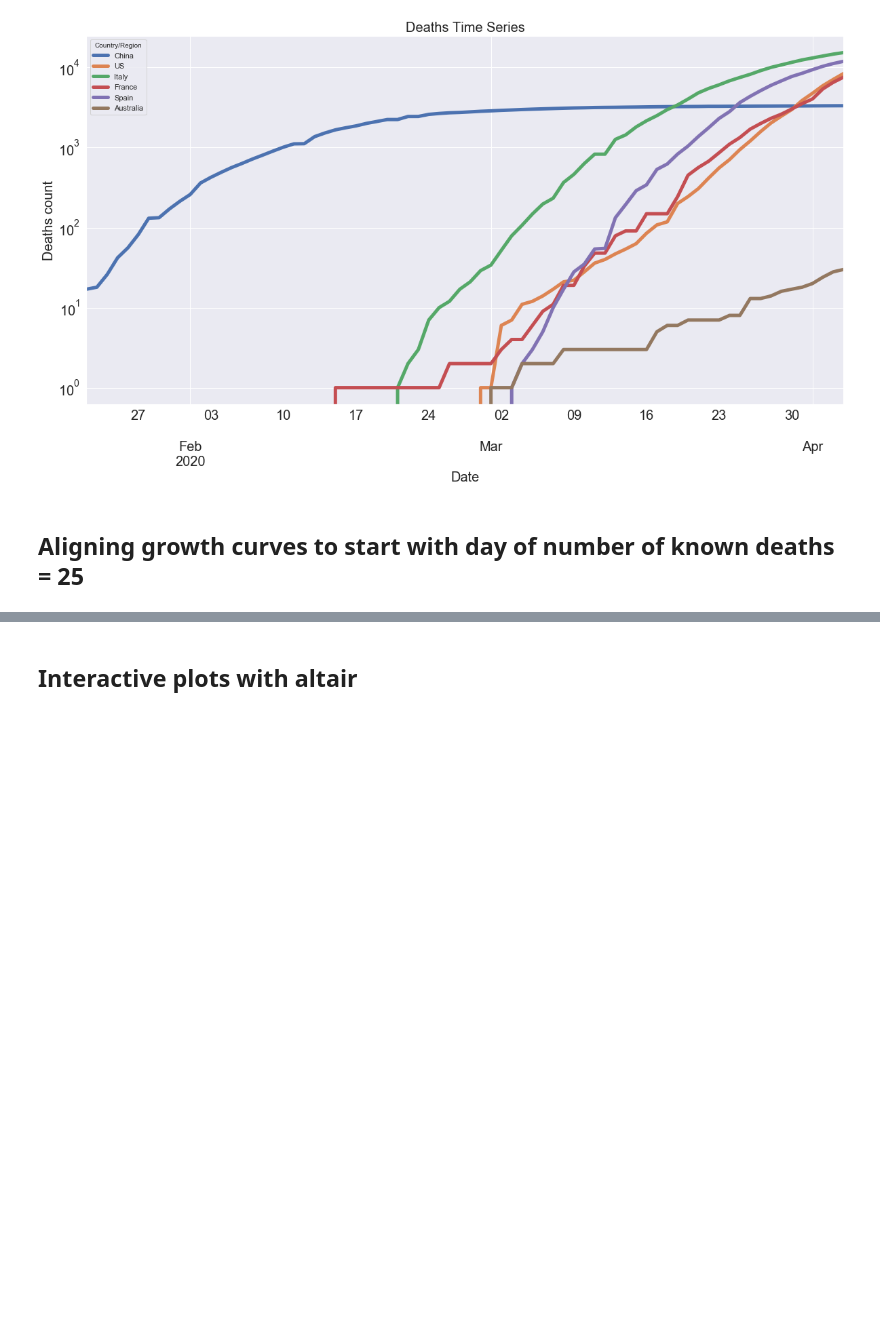
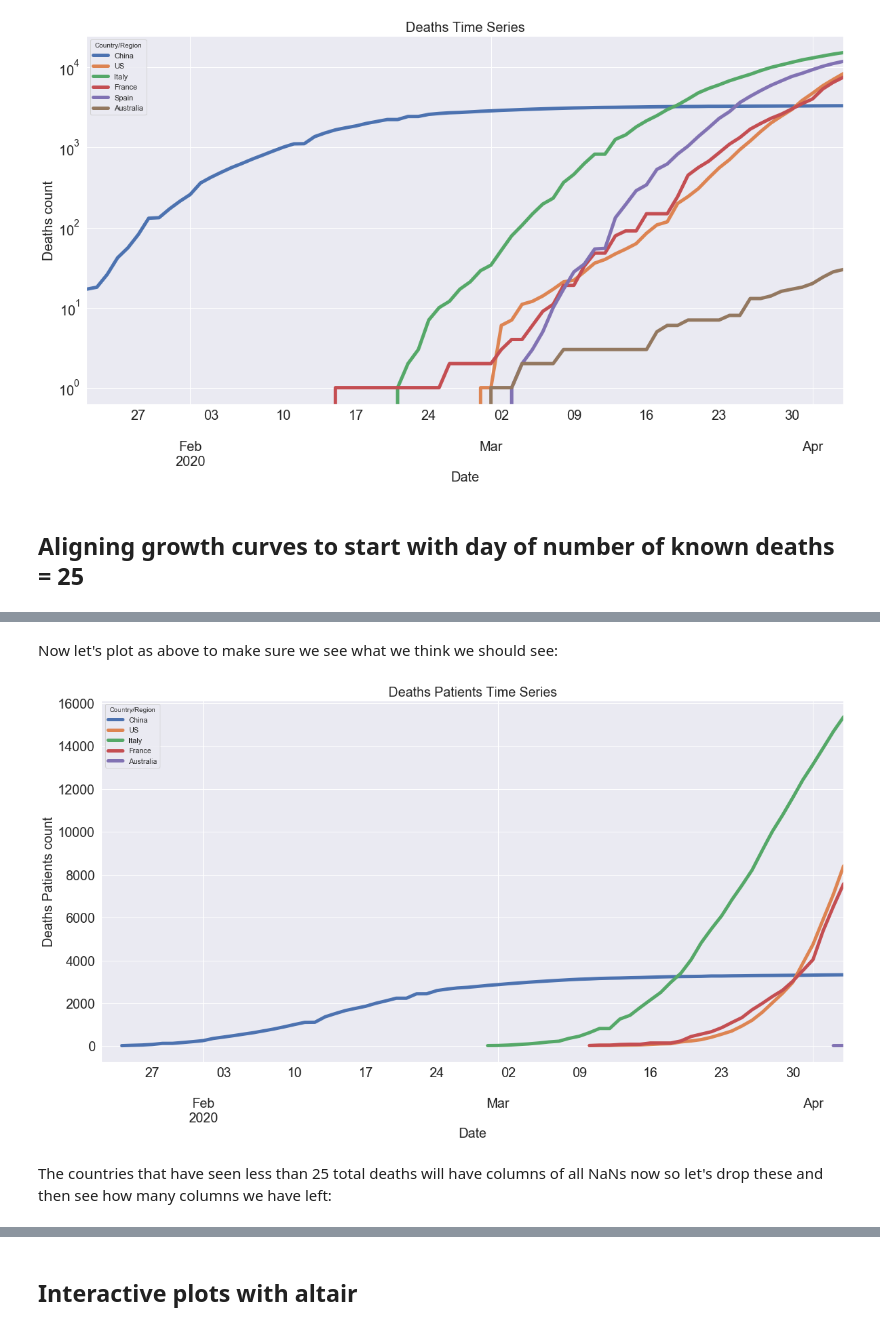
Before and after one commit to datacamp/COVID-19-EDA-tutorial, a Jupyter notebook: notebooks/1-COVID-19-EDA-solution.ipynb, the cells around one changed output, grey strips where cells are left out. Drawn from its saved outputs; the diff is of its cells as text; code cells hidden in the pictures; blank space fills up the shorter version.

Commit message:
Complete v1 narrative for pandas charts

```diff
--- a/notebooks/1-COVID-19-EDA-solution.ipynb
+++ b/notebooks/1-COVID-19-EDA-solution.ipynb
@@ -356,13 +351,0 @@ To compare what's happening in different countries, we can align each countries
-# %%
-# Group by region
-deaths_country = raw_data_deaths.groupby(['Country/Region']).sum().drop(['Lat', 'Long'], axis=1)
-#df = deaths_country.transpose()
-# Melt data so that it is long
-deaths = deaths_country.reset_index().melt(id_vars='Country/Region', var_name='date')
-#
-deaths.loc[(deaths.value < 25),'value'] = None
-# Pivot data to wide & index by date
-deaths = deaths.pivot(index='date', columns='Country/Region', values='value')
-# Set index as DateTimeIndex
-datetime_index = pd.DatetimeIndex(df.index)
-deaths.set_index(datetime_index, inplace=True)
@@ -498,0 +355,7 @@ plot_time_series(clean_df, 'Recovered Patients Logarithmic Time Series', 'Days',
+# %%
+# Loop over columns & set values < 25 to None
+for col in deaths_country.columns:
+    deaths_country.loc[(deaths_country[col] < 25),col] = None
+
+# Check out tail
+deaths_country.tail()
@@ -498,0 +370,13 @@ plot_time_series(clean_df, 'Recovered Patients Logarithmic Time Series', 'Days',
+# %% [markdown]
+Now let's plot as above to make sure we see what we think we should see:
+# %%
+# Plot time series of several countries of interest
+poi = ['China', 'US', 'Italy', 'France', 'Australia']
+deaths_country[poi].plot(figsize=(20,10), linewidth=5, fontsize=20)
+plt.xlabel('Date', fontsize=20);
+plt.ylabel('Deaths Patients count', fontsize=20);
+plt.title('Deaths Patients Time Series', fontsize=20);
+# %% [output]
+[figure, added]
+# %% [markdown]
+The countries that have seen less than 25 total deaths will have columns of all NaNs now so let's drop these and then see how many columns we have left:
```
Also changed, not shown: parts of 53 cells of this notebook.
